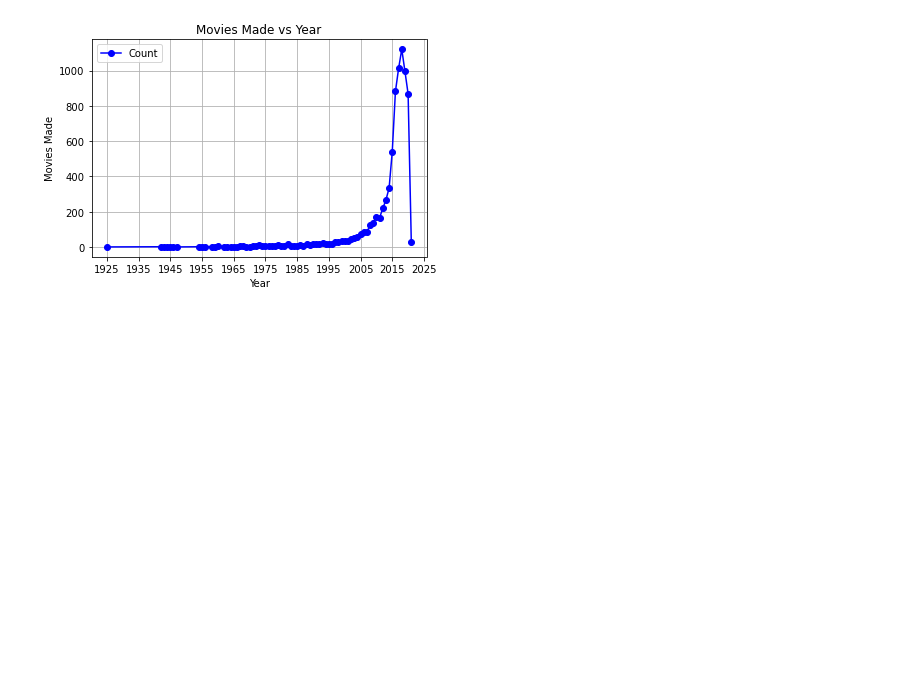
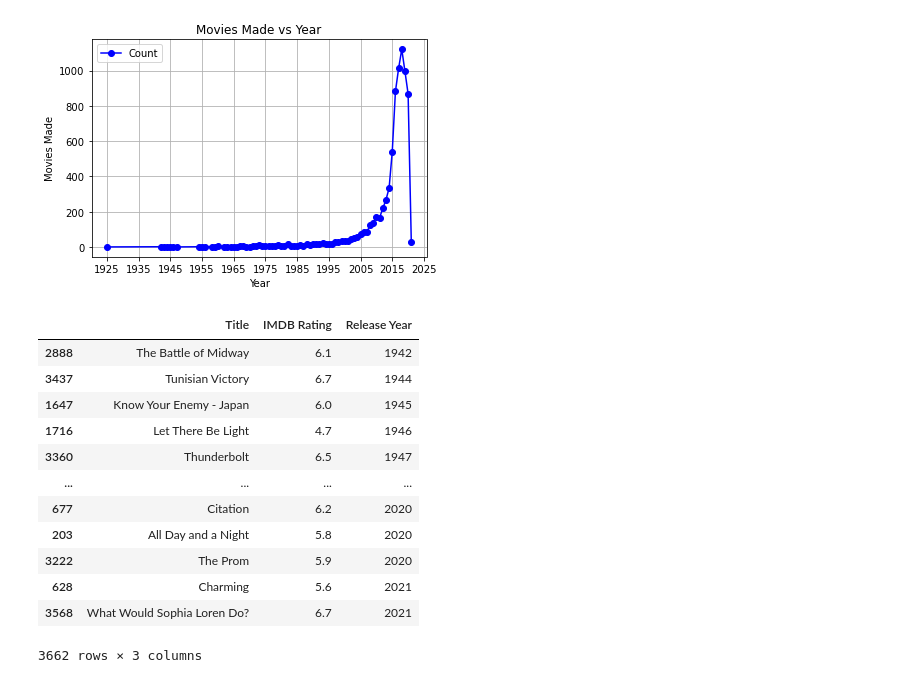
Before and after one commit to Joely0819/project1, a Jupyter notebook: Genre & Year.ipynb, the cells around one changed output. Saved outputs shown, nothing was run; the diff lists cells and outputs as text; code cells hidden in the pictures; blank space fills up the shorter version.

```diff
--- a/Genre & Year.ipynb
+++ b/Genre & Year.ipynb
@@ -115,3 +115,32 @@ plt.show
 # %% [output]
 <function matplotlib.pyplot.show(close=None, block=None)>
 [figure]
+# %%
+#reading and merging dfs for movies and ratings
+rating_data = os.path.join("Movie IMDB Rating.csv")
+rating_df = pd.read_csv(rating_data)
+merge_df = pd.merge(rating_df, movie_df, on = "Title")
+
+#getting just the info i want
+info_df = merge_df[["Title", "IMDB Rating", "release_year"]]
+
+#renaming data frame
+info_df = info_df.rename(columns={"release_year": "Release Year"})
+
+#sorting by year
+info_df = info_df.sort_values('Release Year', ascending = True)
+info_df
+# %% [output]
+|  | Title | IMDB Rating | Release Year |
+| 2888 | The Battle of Midway | 6.1 | 1942 |
+| 3437 | Tunisian Victory | 6.7 | 1944 |
+| 1647 | Know Your Enemy - Japan | 6.0 | 1945 |
+| 1716 | Let There Be Light | 4.7 | 1946 |
+| 3360 | Thunderbolt | 6.5 | 1947 |
+| ... | ... | ... | ... |
+| 677 | Citation | 6.2 | 2020 |
+| 203 | All Day and a Night | 5.8 | 2020 |
+| 3222 | The Prom | 5.9 | 2020 |
+| 628 | Charming | 5.6 | 2021 |
+| 3568 | What Would Sophia Loren Do? | 6.7 | 2021 |
+3662 rows × 3 columns
```
Also changed, not shown: parts of 4 cells of this notebook, 3 other files.
